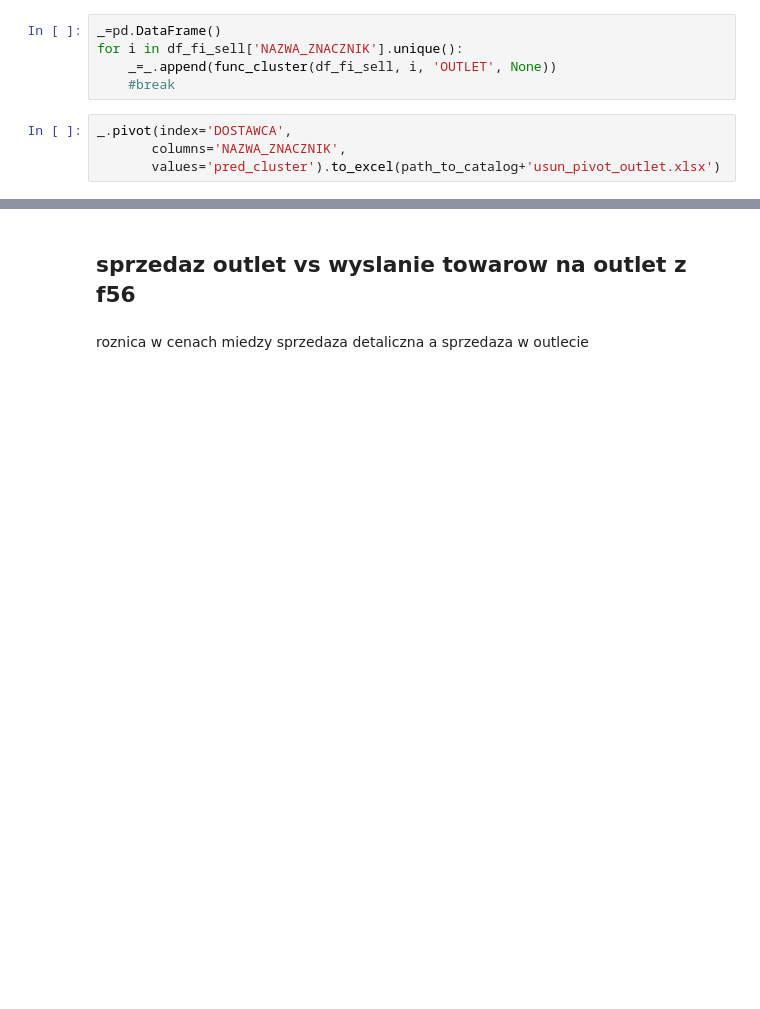
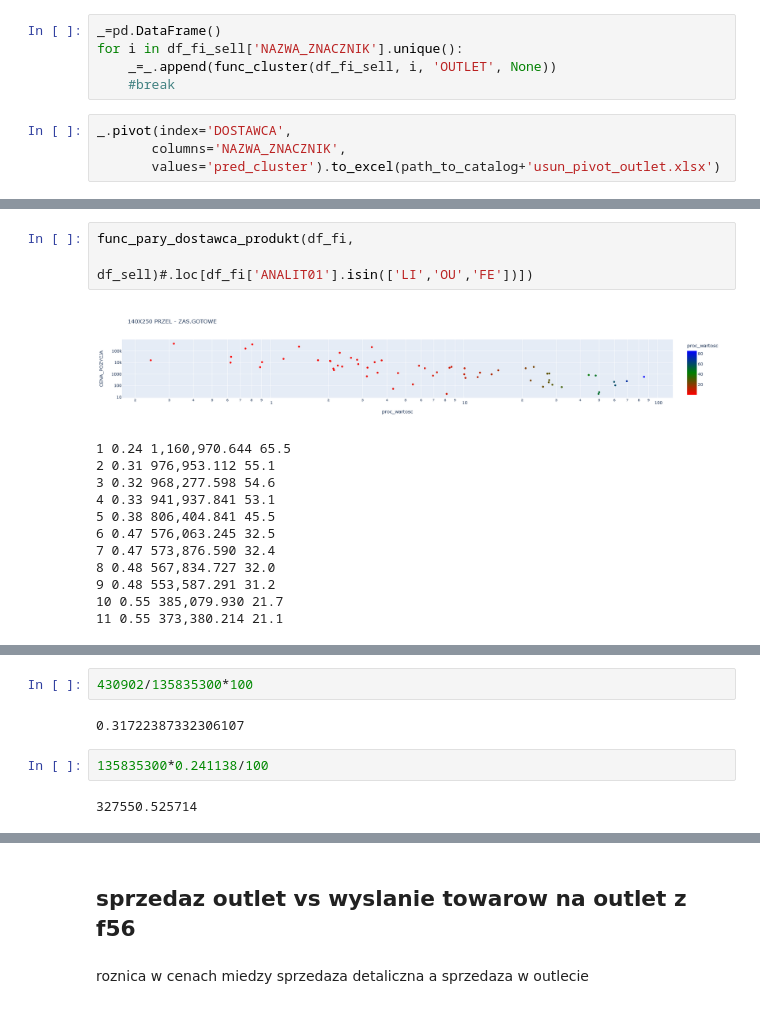
Before and after one commit to plggrzybuch/reklamacje, a Jupyter notebook: reklamacje_sql.ipynb, the cells around one changed output, grey strips where cells are left out. Drawn from its saved outputs; the diff is of its cells as text; blank space fills up the shorter version.

```diff
--- a/reklamacje_sql.ipynb
+++ b/reklamacje_sql.ipynb
@@ -506,0 +587,16 @@ func_cluster(df_fi_sell, '', 'OUTLET',1)
+# %%
+func_pary_dostawca_produkt(df_fi,
+                          df_sell)#.loc[df_fi['ANALIT01'].isin(['LI','OU','FE'])])
+# %% [output]
+[figure, added]
+1 0.24 1,160,970.644 65.5
+2 0.31 976,953.112 55.1
+3 0.32 968,277.598 54.6
+4 0.33 941,937.841 53.1
+5 0.38 806,404.841 45.5
+6 0.47 576,063.245 32.5
+7 0.47 573,876.590 32.4
+8 0.48 567,834.727 32.0
+9 0.48 553,587.291 31.2
+10 0.55 385,079.930 21.7
+11 0.55 373,380.214 21.1
@@ -506,0 +620,8 @@ func_cluster(df_fi_sell, '', 'OUTLET',1)
+# %%
+430902/135835300*100
+# %% [output]
+0.31722387332306107
+# %%
+135835300*0.241138/100
+# %% [output]
+327550.525714
```
Also changed, not shown: parts of 11 cells of this notebook.
